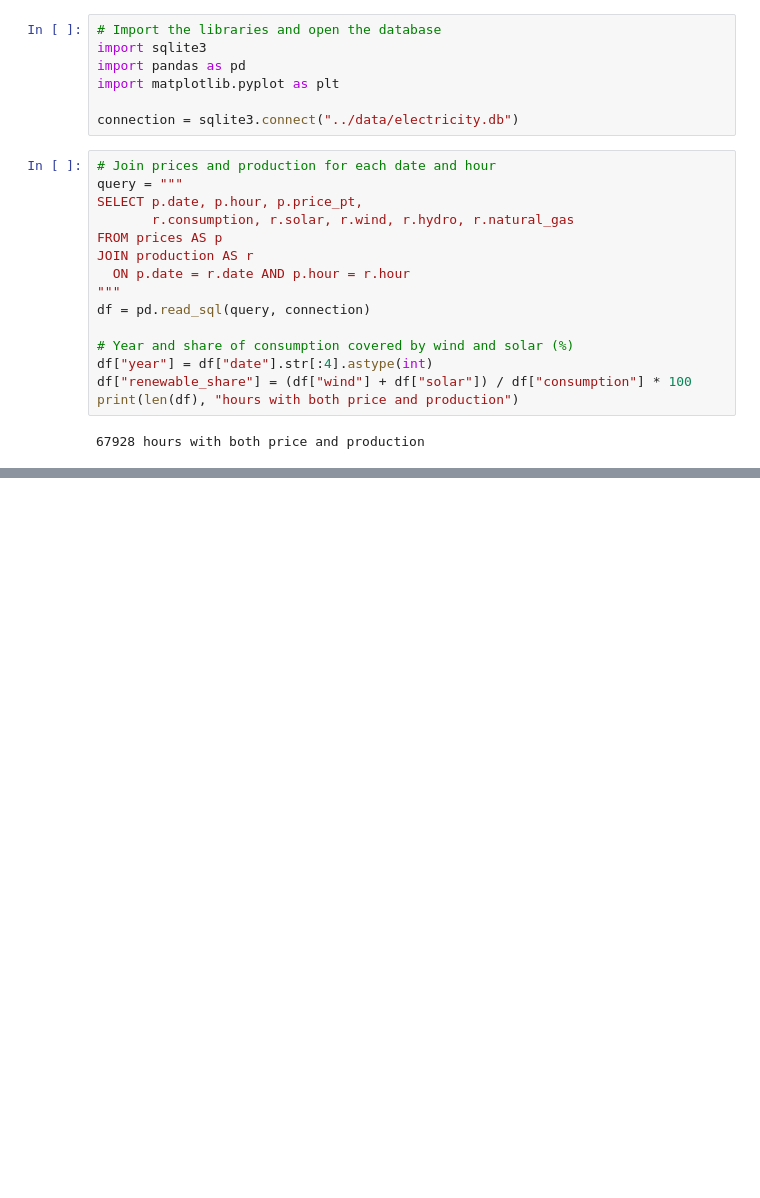
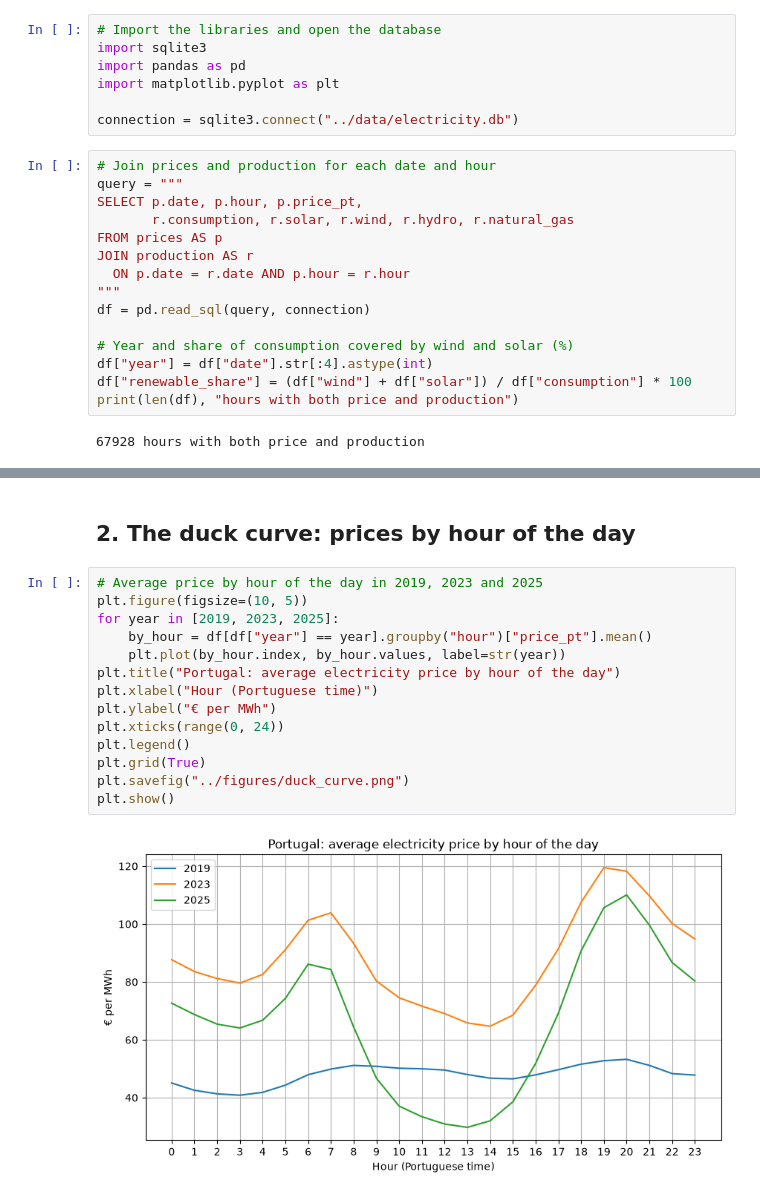
Before and after one commit to josepaulonunes/european-electricity-tracker, a Jupyter notebook: notebooks/04_analysis.ipynb, the cells around one changed output, grey strips where cells are left out. Saved outputs shown, nothing was run; the diff lists cells and outputs as text; blank space fills up the shorter version.

```diff
--- a/notebooks/04_analysis.ipynb
+++ b/notebooks/04_analysis.ipynb
@@ -26,0 +44,18 @@ print(len(df), "hours with both price and production")
+# %% [markdown]
+## 2. The duck curve: prices by hour of the day
+# %%
+# Average price by hour of the day in 2019, 2023 and 2025
+plt.figure(figsize=(10, 5))
+for year in [2019, 2023, 2025]:
+    by_hour = df[df["year"] == year].groupby("hour")["price_pt"].mean()
+    plt.plot(by_hour.index, by_hour.values, label=str(year))
+plt.title("Portugal: average electricity price by hour of the day")
+plt.xlabel("Hour (Portuguese time)")
+plt.ylabel("€ per MWh")
+plt.xticks(range(0, 24))
+plt.legend()
+plt.grid(True)
+plt.savefig("../figures/duck_curve.png")
+plt.show()
+# %% [output]
+[figure, added]
```
Also changed, not shown: parts of 2 cells of this notebook, 2 other files.
